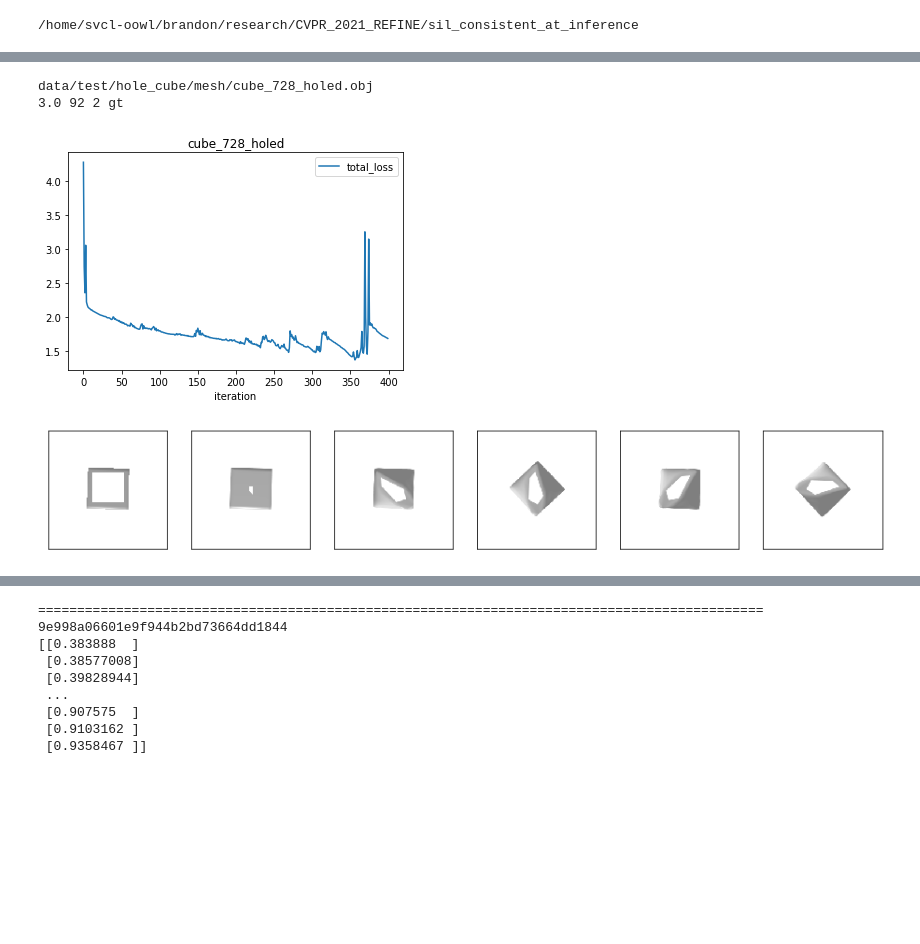
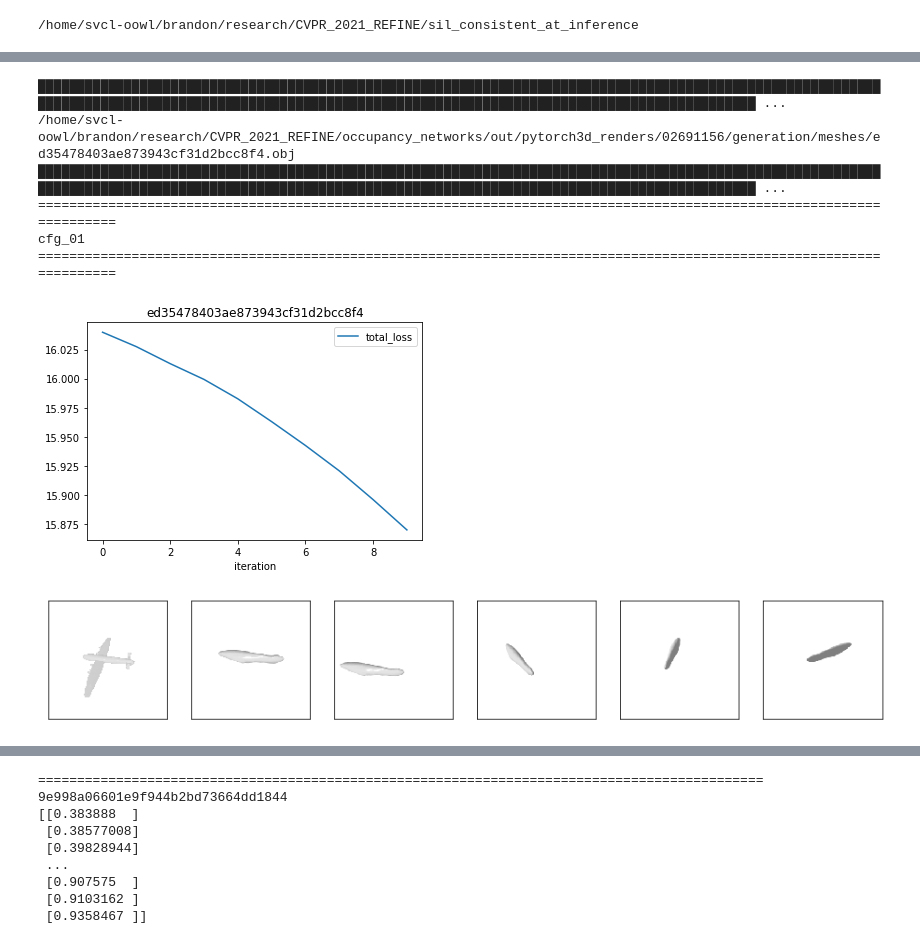
Before and after one commit to b7leung/sil_consistent_at_inference, a Jupyter notebook: notebooks/Simulate_Full_Pipeline.ipynb, the cells around one changed output, grey strips where cells are left out. Saved outputs shown, nothing was run; the diff lists cells and outputs as text; code cells hidden in the pictures; blank space fills up the shorter version.

```diff
--- a/notebooks/Simulate_Full_Pipeline.ipynb
+++ b/notebooks/Simulate_Full_Pipeline.ipynb
@@ -72,17 +77,11 @@ gt_shapes_list_path = None
 # %%
+# If show_metrics is true, gt_shapes_list_path needs to be specified
 show_metrics = False
-#cfg_path = "configs/test.yaml"
-cfg_path = "configs/test2.yaml"
-#cfg_path = "configs/final_refinement_params.yaml"
-#cfg_path = "configs/ablation_4_params.yaml"
+device = torch.device("cuda:0")
+pose_dict = pickle.load(open(os.path.join(input_img_dir, "renders_camera_params.pt"), "rb"))
 
-device = torch.device("cuda:0")
-cfg = general_utils.load_config(cfg_path, "configs/default.yaml")
-
-pose_dict = pickle.load(open(os.path.join(input_img_dir, "renders_camera_params.pt"), "rb"))
 instances = [str(path).split('/')[-1].replace(".obj", "") for path in list(Path(input_mesh_dir).rglob("*.obj"))]
-# If show_metrics is true, gt_shapes_list_path needs to be specified
-
+instances = random.sample(instances, 3)
+instances = ["ed35478403ae873943cf31d2bcc8f4", "ed2aaca045fb1714cd4229f38ad0d015", "e9b29777e840e1fb63737f7c5d9fc39b", "de7cc3442b1775d46559a92f80e3672e", "d5e01850a9d1f3ac5fb48d488d5dfafd"]
 print(instances)
-print(cfg)
 # %% [output]
@@ -97,9 +95,6 @@ if gt_shapes_list_path is not None:
             if line != "":
                 gt_shapes_dict[line.split(" ")[0]] = line.split(" ")[1]
 
-num_azims=20
-num_elevs=20
-num_dists=40
 
 pose_settings=["gt"]
 
@@ -109,7 +104,9 @@ for instance in instances:
     input_img_path = os.path.join(input_img_dir,"{}.png".format(instance))
     input_image = np.asarray(Image.open(input_img_path))
     input_mesh_path = os.path.join(input_mesh_dir,"{}.obj".format(instance))
+    print("███████████████████████████████████████████████████████████████████████████████████████████████████████████████████████████████████████████████████████████████████████████████████████████████████████████████")
     print(input_mesh_path)
+    print("███████████████████████████████████████████████████████████████████████████████████████████████████████████████████████████████████████████████████████████████████████████████████████████████████████████████")
     with torch.no_grad():
         input_mesh = general_utils.load_untextured_mesh(input_mesh_path, device)
     input_trimesh= trimesh.load(input_mesh_path)
@@ -121,58 +118,63 @@ for instance in instances:
             gt_mesh = general_utils.load_untextured_mesh(gt_mesh_path, device)
         gt_trimesh = trimesh.load(gt_mesh_path)
 
-
     instance_info = {"instance": instance}
-
     pose_info_list = []
     if "gt" in pose_settings:
         gt_elev = pose_dict[instance]["elev"]
         gt_azim = pose_dict[instance]["azim"]
         #gt_dist = pose_dict[instance]["dist"]
         _, _, gt_dist, _, _ = brute_force_estimate_dist(input_mesh, mask, gt_azim, gt_elev, num_dists, device)
         pose_info_list.append([gt_dist.item(), gt_elev, gt_azim, "gt"])
     if "bf" in pose_settings:
+        num_azims=20
+        num_elevs=20
+        num_dists=40
         bf_pred_azim, bf_pred_elev, bf_pred_dist, _, _ = brute_force_estimate_pose(input_mesh, mask, num_azims, num_elevs, num_dists, device)
         pose_info_list.append([bf_pred_dist.item(), bf_pred_elev.item(), bf_pred_azim.item(), "bf"])
 
     for (dist, elev, azim, name) in pose_info_list:
         #if dataset_type == "pix3d":
         #    azim = azim - 90
         #dist = float(dist)
         #elev = float(elev)
         #azim = float(azim)
-        print(dist, elev, azim, name)
+        #print(dist, elev, azim, name)
         if show_metrics:
             input_metrics_dict, input_debug_dict = eval_utils.eval_metrics(input_image, input_trimesh, input_mesh, gt_trimesh,
                                                                            gt_mesh, device, metrics_to_eval=["2d_iou_multi", "2d_iou_input", "3d_iou", "chamfer_L1"],
                                                                            pred_azim=azim, pred_elev=elev, pred_dist=dist)
             instance_info = {**instance_info, **{"original_{}_{}".format(name, metric):input_metrics_dict[metric] for metric in input_metrics_dict}}
             print("Input mesh metrics: {}".format(input_metrics_dict))
 
-
-
-        mesh_refiner = MeshRefiner(cfg, device)
-        refined_mesh, refinement_info = mesh_refiner.refine_mesh(input_mesh, input_image, dist, elev, azim, record_debug=True)
-        refinement_info["refined_mesh"] = refined_mesh.detach().cpu()
-        all_refinement_info[instance] = refinement_info
-        refined_mesh_path = os.path.join("notebooks/out", "{}_{}.obj".format(instance, name))
-        save_obj(refined_mesh_path, refined_mesh.verts_packed(), refined_mesh.faces_packed())
-        refined_trimesh = trimesh.load(refined_mesh_path)
-        refined_mesh = general_utils.load_untextured_mesh(refined_mesh_path, device)
-        if show_metrics:
-            refined_metrics_dict, refined_debug_dict = eval_utils.eval_metrics(input_image, refined_trimesh, refined_mesh, gt_trimesh, gt_mesh, device,
-                                                                          metrics_to_eval=["2d_iou_multi", "2d_iou_input", "3d_iou", "chamfer_L1"],
-                                                                          pred_azim=azim, pred_elev=elev, pred_dist=dist)
-            print("Refined mesh metrics: {}".format(refined_metrics_dict))
-            instance_info = {**instance_info, **{"refined_{}_{}".format(name, metric):refined_metrics_dict[metric] for metric in refined_metrics_dict}}
-
-        refinement_info["loss_info"].plot.line(x='iteration', y='total_loss', title="{}".format(instance))
-        visualization_tools.show_refinement_results(input_image, input_mesh, refined_mesh, dist, elev, azim, device)
+        for cfg_name in cfg_dicts:
+            print("======================================================================================================================")
+            print(cfg_name)
+            print("======================================================================================================================")
+            mesh_refiner = MeshRefiner(cfg_dicts[cfg_name], device)
+            refined_mesh, refinement_info = mesh_refiner.refine_mesh(input_mesh, input_image, dist, elev, azim, record_debug=True)
+            refinement_info["refined_mesh"] = refined_mesh.detach().cpu()
+            all_refinement_info[instance] = refinement_info
+            refined_mesh_path = os.path.join("notebooks/out", "{}_{}_{}.obj".format(instance, name, cfg_name))
+            save_obj(refined_mesh_path, refined_mesh.verts_packed(), refined_mesh.faces_packed())
+            refined_trimesh = trimesh.load(refined_mesh_path)
+            refined_mesh = general_utils.load_untextured_mesh(refined_mesh_path, device)
+            if show_metrics:
+                refined_metrics_dict, refined_debug_dict = eval_utils.eval_metrics(input_image, refined_trimesh, refined_mesh, gt_trimesh, gt_mesh, device,
+                                                                              metrics_to_eval=["2d_iou_multi", "2d_iou_input", "3d_iou", "chamfer_L1"],
+                                                                              pred_azim=azim, pred_elev=elev, pred_dist=dist)
+                print("Refined mesh metrics: {}".format(refined_metrics_dict))
+                instance_info = {**instance_info, **{"refined_{}_{}".format(name, metric):refined_metrics_dict[metric] for metric in refined_metrics_dict}}
+            refinement_info["loss_info"].plot.line(x='iteration', y='total_loss', title="{}".format(instance))
+            visualization_tools.show_refinement_results(input_image, input_mesh, refined_mesh, dist, elev, azim, device)
 
     results_df = results_df.append(instance_info, ignore_index=True)
-    print("=========================================================================================")
 # %% [output]
-data/test/hole_cube/mesh/cube_728_holed.obj
-3.0 92 2 gt
+████████████████████████████████████████████████████████████████████████████████████████████████████████████████████████████████████████████████████████████████████████████████████████████████████████ ...
+/home/svcl-oowl/brandon/research/CVPR_2021_REFINE/occupancy_networks/out/pytorch3d_renders/02691156/generation/meshes/ed35478403ae873943cf31d2bcc8f4.obj
+████████████████████████████████████████████████████████████████████████████████████████████████████████████████████████████████████████████████████████████████████████████████████████████████████████ ...
+======================================================================================================================
+cfg_01
+======================================================================================================================
-[figure, old version]
+[figure, new version]
-[figure, old version]
+[figure, new version]
```
Also changed, not shown: parts of 4 cells of this notebook, 49 other files.
